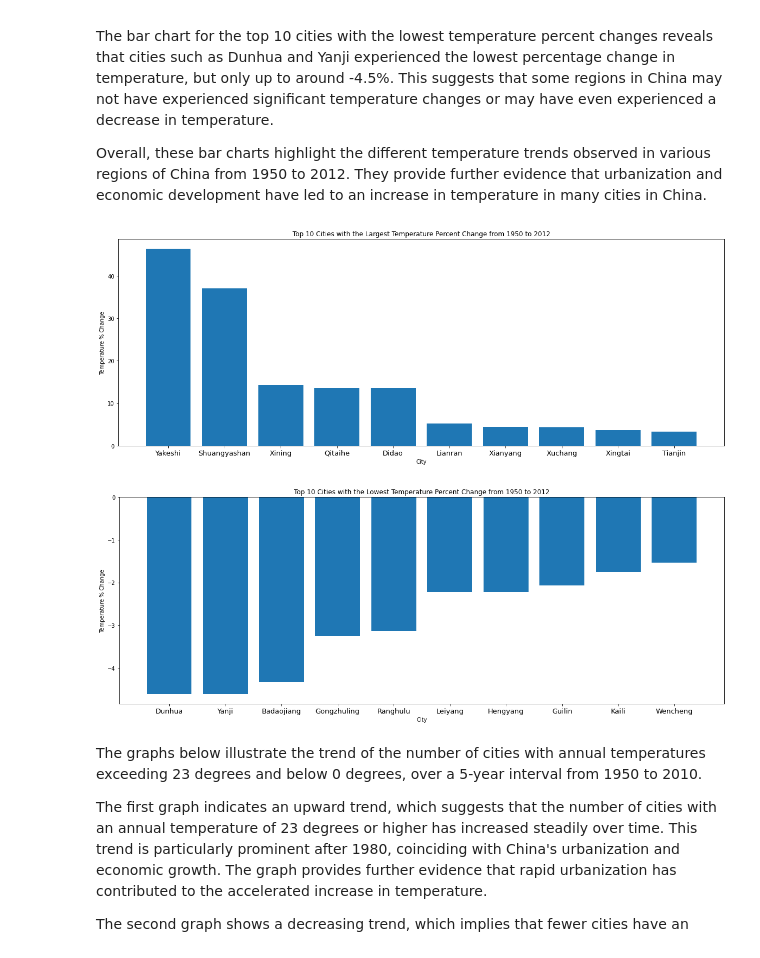
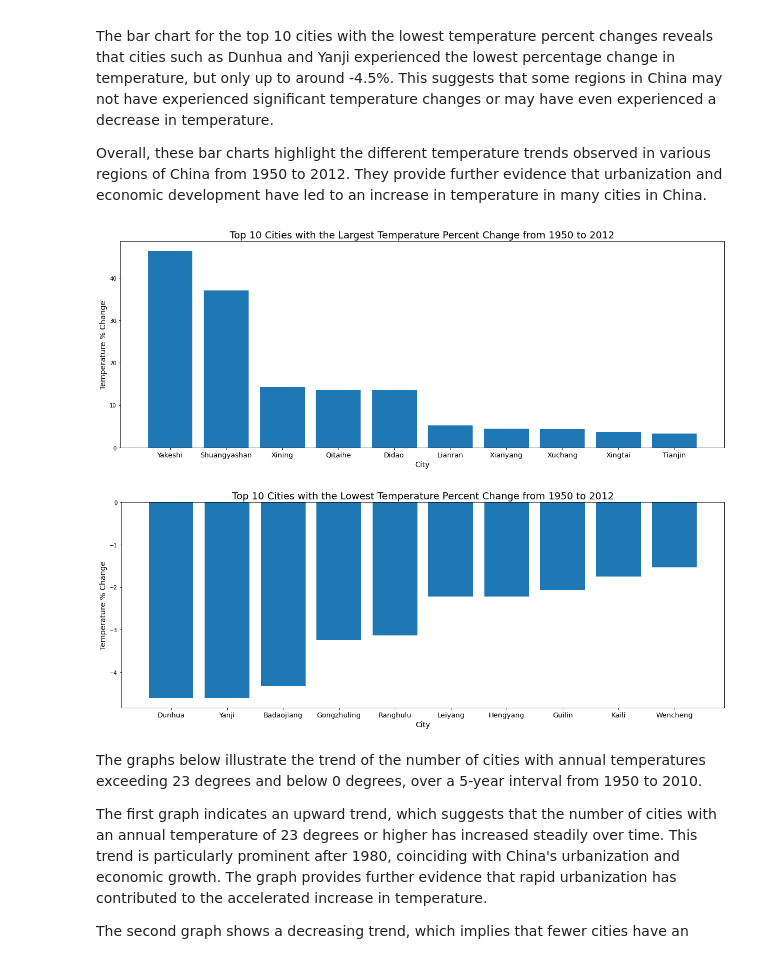
Before and after one commit to POLO6eek/ECO225Project, a Jupyter notebook: Code/ECO225_Project_2.ipynb, the cells around one changed output. Cells and saved outputs as stored; diff of their text form; code cells hidden in the pictures.

```diff
--- a/Code/ECO225_Project_2.ipynb
+++ b/Code/ECO225_Project_2.ipynb
@@ -325,25 +326,25 @@ Overall, these bar charts highlight the different temperature trends observed in
 # %%
 # Plot the graph of largest temperature change between 1950 to 2012
 plt.figure(figsize=(20, 7))
 plt.bar(top_cities_1950['City'], top_cities_1950['TemperaturePctChange'])
-plt.xlabel('City')
-plt.ylabel('Temperature % Change')
-plt.title('Top 10 Cities with the Largest Temperature Percent Change from 1950 to 2012')
+plt.xlabel('City', fontsize=14)
+plt.ylabel('Temperature % Change', fontsize=14)
+plt.title('Top 10 Cities with the Largest Temperature Percent Change from 1950 to 2012', fontsize=18)
 plt.tick_params(axis='x', labelsize=13)
 plt.show()
 # %% [output]
-[figure, old version]
+[figure, new version]
 # %%
 # Plot the graph of lowest temperature change between 1950 to 2012
 plt.figure(figsize=(20, 7))
 plt.bar(low_cities_1950['City'], low_cities_1950['TemperaturePctChange'])
-plt.xlabel('City')
-plt.ylabel('Temperature % Change')
-plt.title('Top 10 Cities with the Lowest Temperature Percent Change from 1950 to 2012')
+plt.xlabel('City', fontsize=14)
+plt.ylabel('Temperature % Change', fontsize=14)
+plt.title('Top 10 Cities with the Lowest Temperature Percent Change from 1950 to 2012', fontsize=18)
 plt.tick_params(axis='x', labelsize=13)
 plt.show()
 # %% [output]
-[figure, old version]
+[figure, new version]
 # %% [markdown]
 The graphs below illustrate the trend of the number of cities with annual temperatures exceeding 23 degrees and below 0 degrees, over a 5-year interval from 1950 to 2010.
 
```
Also changed, not shown: parts of 57 cells of this notebook, 26 other files.
